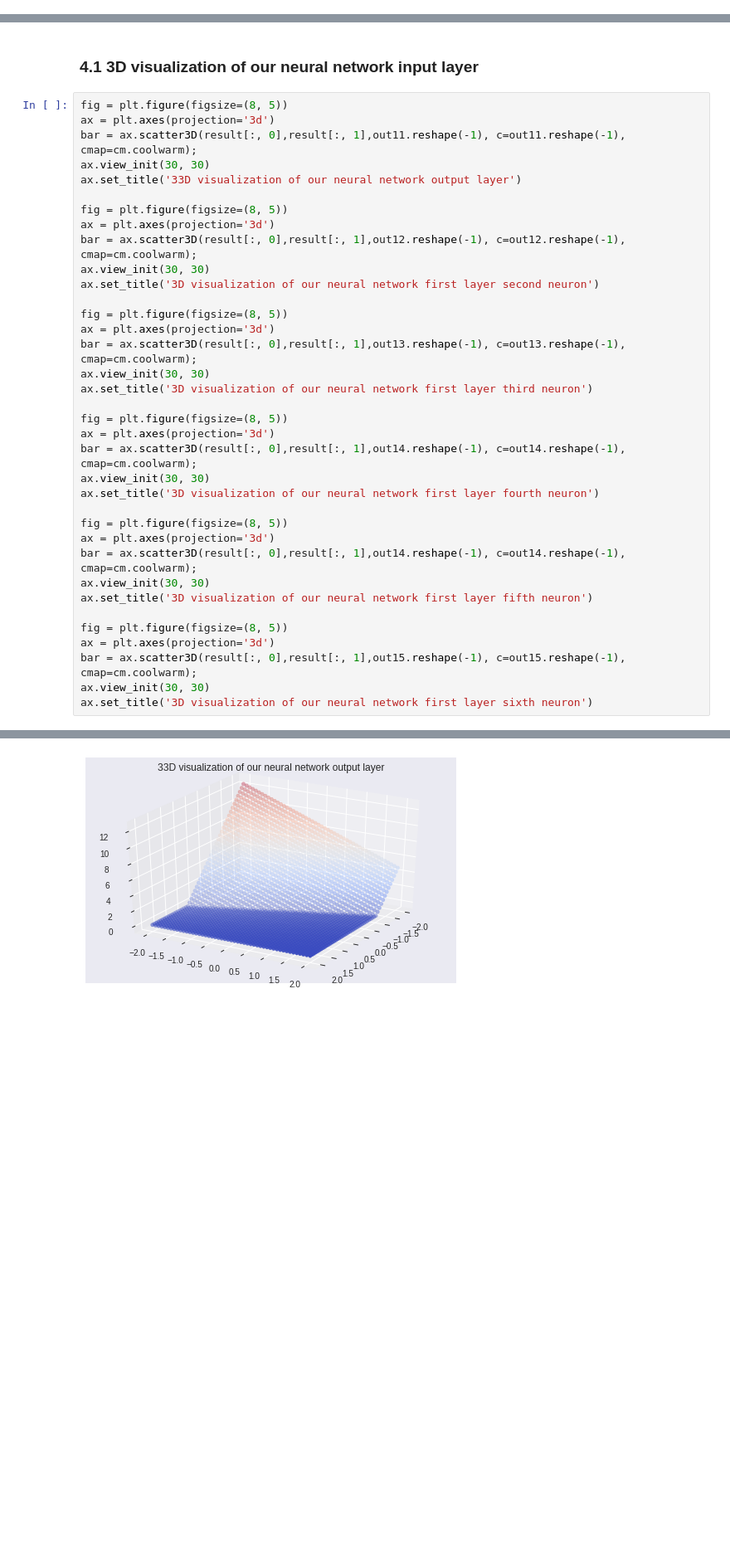
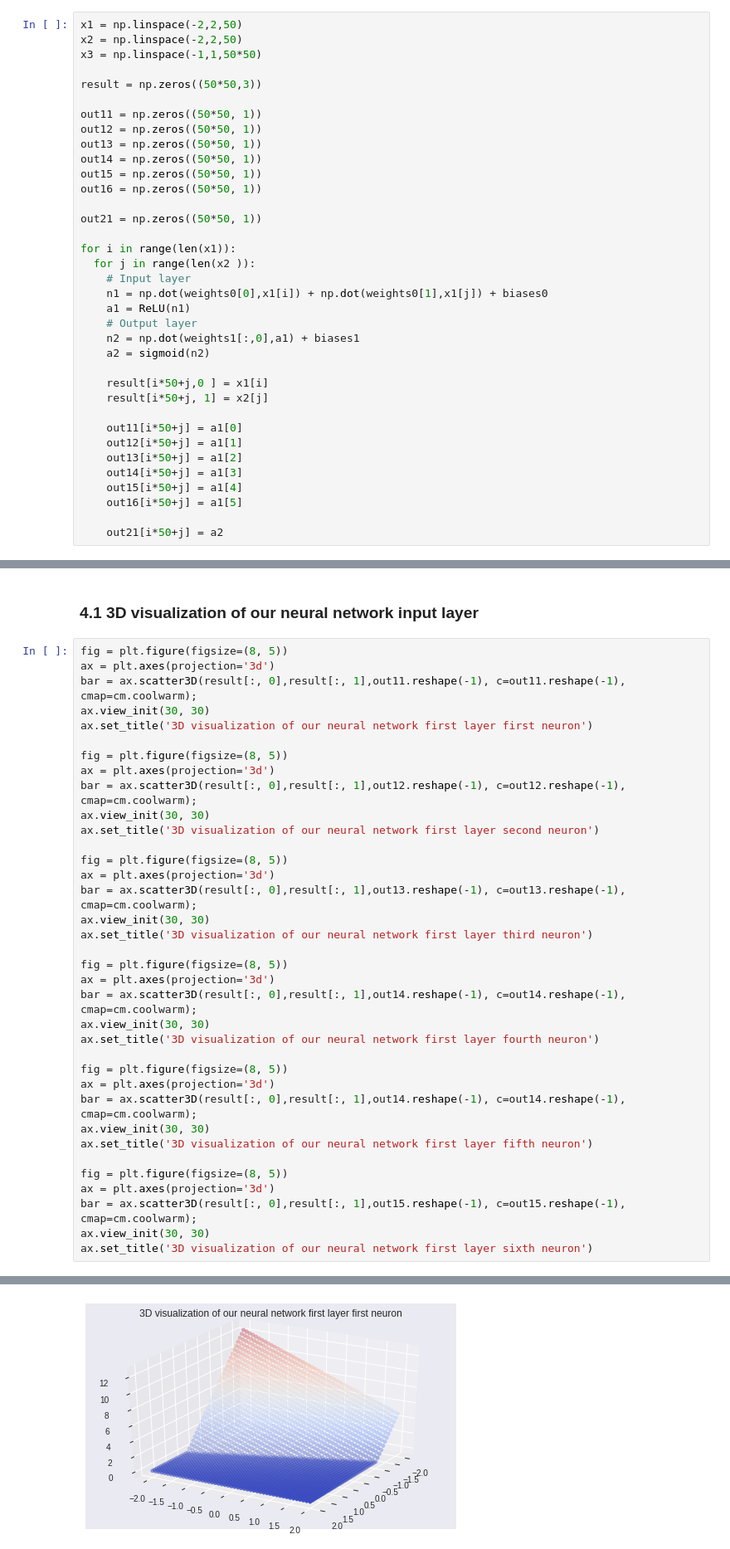
Before and after one commit to DavorJordacevic/TensorFlow-Keras-Neural-Networks, a Jupyter notebook: Shallow_neural_network_with_Keras_circles.ipynb, the cells around one changed output, grey strips where cells are left out. Shown at 83% size. Saved outputs shown, nothing was run; the diff lists cells and outputs as text; blank space fills up the shorter version.

```diff
--- a/Shallow_neural_network_with_Keras_circles.ipynb
+++ b/Shallow_neural_network_with_Keras_circles.ipynb
@@ -365 +369,37 @@ for i in range(len(x1)):
+# %%
+x1 = np.linspace(-2,2,50)
+x2 = np.linspace(-2,2,50)
+x3 = np.linspace(-1,1,50*50)
+
+result = np.zeros((50*50,3))
+
+out11 = np.zeros((50*50, 1))
+out12 = np.zeros((50*50, 1))
+out13 = np.zeros((50*50, 1))
+out14 = np.zeros((50*50, 1))
+out15 = np.zeros((50*50, 1))
+out16 = np.zeros((50*50, 1))
+
+out21 = np.zeros((50*50, 1))
+
+for i in range(len(x1)):
+  for j in range(len(x2 )):
+    # Input layer
+    n1 = np.dot(weights0[0],x1[i]) + np.dot(weights0[1],x1[j]) + biases0
+    a1 = ReLU(n1)
+    # Output layer
+    n2 = np.dot(weights1[:,0],a1) + biases1
+    a2 = sigmoid(n2)
+
+    result[i*50+j,0 ] = x1[i]
+    result[i*50+j, 1] = x2[j]
+
+    out11[i*50+j] = a1[0]
+    out12[i*50+j] = a1[1]
+    out13[i*50+j] = a1[2]
+    out14[i*50+j] = a1[3]
+    out15[i*50+j] = a1[4]
+    out16[i*50+j] = a1[5]
+
+    out21[i*50+j] = a2
 # %% [markdown]
@@ -419,40 +459,40 @@ fig = plt.figure(figsize=(8, 5))
 ax = plt.axes(projection='3d')
 bar = ax.scatter3D(result[:, 0],result[:, 1],out11.reshape(-1), c=out11.reshape(-1), cmap=cm.coolwarm);
 ax.view_init(30, 30)
-ax.set_title('33D visualization of our neural network output layer')
+ax.set_title('3D visualization of our neural network first layer first neuron')
 
 fig = plt.figure(figsize=(8, 5))
 ax = plt.axes(projection='3d')
 bar = ax.scatter3D(result[:, 0],result[:, 1],out12.reshape(-1), c=out12.reshape(-1), cmap=cm.coolwarm);
 ax.view_init(30, 30)
 ax.set_title('3D visualization of our neural network first layer second neuron')
 
 fig = plt.figure(figsize=(8, 5))
 ax = plt.axes(projection='3d')
 bar = ax.scatter3D(result[:, 0],result[:, 1],out13.reshape(-1), c=out13.reshape(-1), cmap=cm.coolwarm);
 ax.view_init(30, 30)
 ax.set_title('3D visualization of our neural network first layer third neuron')
 
 fig = plt.figure(figsize=(8, 5))
 ax = plt.axes(projection='3d')
 bar = ax.scatter3D(result[:, 0],result[:, 1],out14.reshape(-1), c=out14.reshape(-1), cmap=cm.coolwarm);
 ax.view_init(30, 30)
 ax.set_title('3D visualization of our neural network first layer fourth neuron')
 
 fig = plt.figure(figsize=(8, 5))
 ax = plt.axes(projection='3d')
 bar = ax.scatter3D(result[:, 0],result[:, 1],out14.reshape(-1), c=out14.reshape(-1), cmap=cm.coolwarm);
 ax.view_init(30, 30)
 ax.set_title('3D visualization of our neural network first layer fifth neuron')
 
 fig = plt.figure(figsize=(8, 5))
 ax = plt.axes(projection='3d')
 bar = ax.scatter3D(result[:, 0],result[:, 1],out15.reshape(-1), c=out15.reshape(-1), cmap=cm.coolwarm);
 ax.view_init(30, 30)
 ax.set_title('3D visualization of our neural network first layer sixth neuron')
 # %% [output]
 Text(0.5, 0.92, '3D visualization of our neural network first layer sixth neuron')
-[figure, old version]
+[figure, new version]
 [figure]
 [figure]
 [figure]
```
Also changed, not shown: parts of 7 cells of this notebook.
